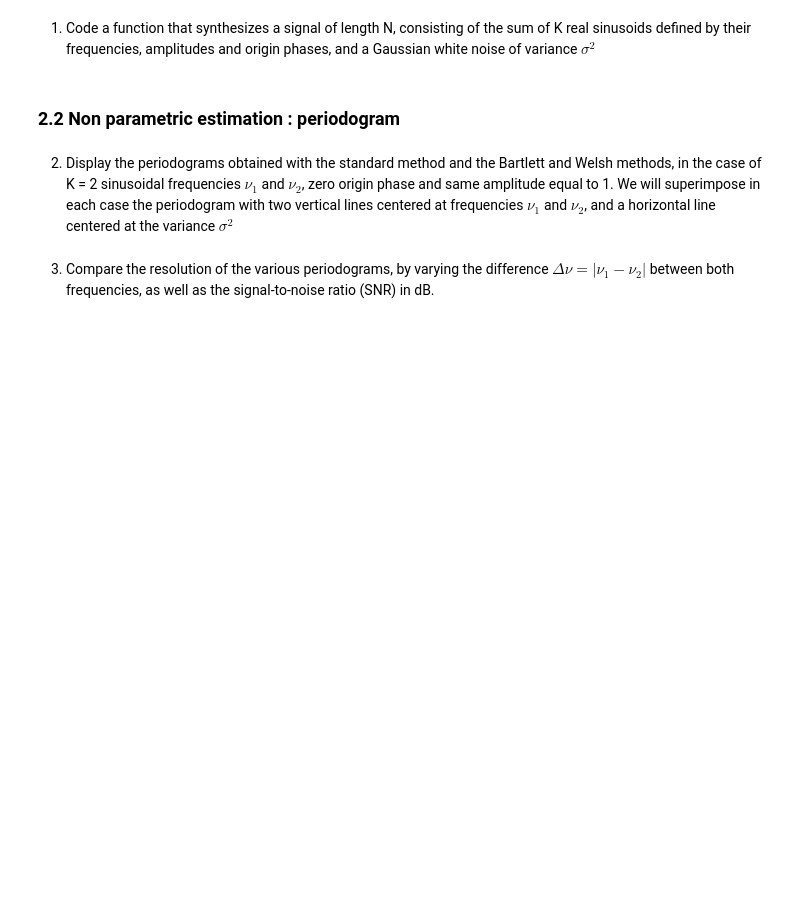
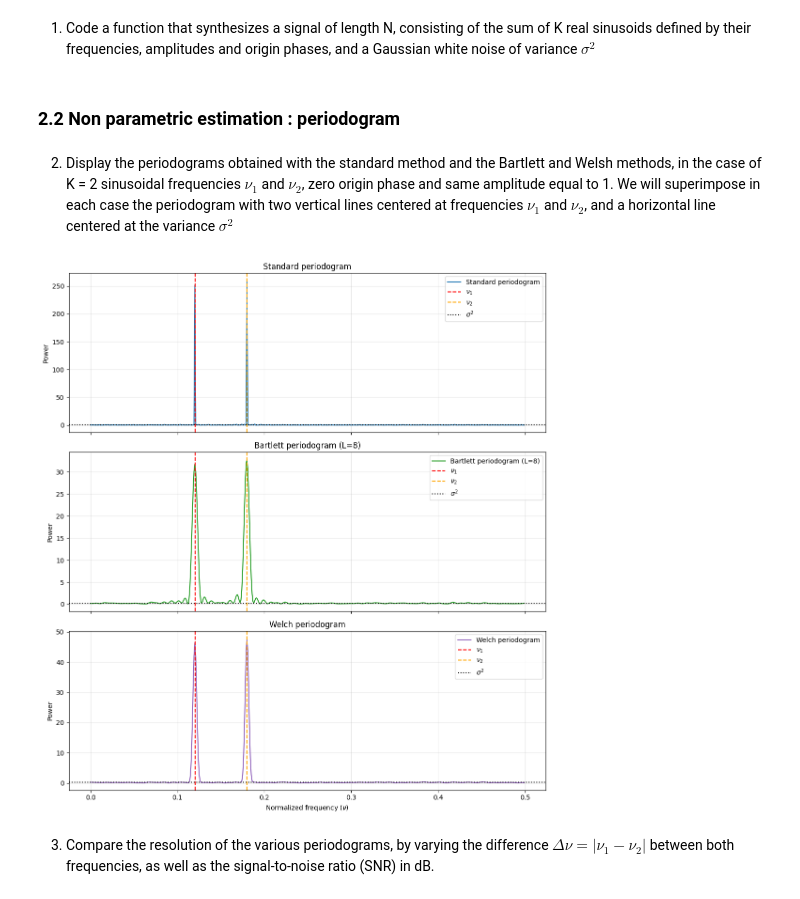
Before and after one commit to carlmonnaert/spectral-estimation-lab, a Jupyter notebook: spectral-estimation.ipynb, the cells around one changed output. Saved outputs shown, nothing was run; the diff lists cells and outputs as text; code cells hidden in the pictures; blank space fills up the shorter version.

```diff
--- a/spectral-estimation.ipynb
+++ b/spectral-estimation.ipynb
@@ -368,6 +448,53 @@ Unlike the highly noisy non-parametric periodogram, the parametric AR model accu
 in the case of K = 2 sinusoidal frequencies $\nu _1$ and $\nu _2$, zero origin phase and same amplitude
 equal to 1. We will superimpose in each case the periodogram with two vertical lines centered at
 frequencies $\nu _1$ and $\nu _2$, and a horizontal line centered at the variance $\sigma^2$
+# %%
+# Parameters: K=2 sinusoids, same amplitude=1, zero phases
+N = 1024
+nu_1 = 0.12
+nu_2 = 0.18
+sigma2 = 0.2
+np.random.seed(42)
+
+# Synthesize signal directly with normalized frequencies (nu in [0, 0.5])
+n = np.arange(N)
+signal_sinus = np.cos(2 * np.pi * nu_1 * n) + np.cos(2 * np.pi * nu_2 * n)
+signal_sinus += np.random.normal(0, np.sqrt(sigma2), N)
+
+# Frequency grid and periodogram estimators
+nu_values = np.arange(0, 0.5, 0.001)
+std_func = periodogram(signal_sinus, 'standard')
+bar_func = periodogram(signal_sinus, 'bartlett', bartlett_L=8)
+wel_func = periodogram(signal_sinus, 'welch')
+
+p_std_sinus = np.array([std_func(nu) for nu in nu_values])
+p_bar_sinus = np.array([bar_func(nu) for nu in nu_values])
+p_wel_sinus = np.array([wel_func(nu) for nu in nu_values])
+
+# Display periodograms with required reference lines
+fig, axs = plt.subplots(3, 1, figsize=(11, 12), sharex=True)
+
+plots = [
+    (p_std_sinus, 'Standard periodogram', 'tab:blue'),
+    (p_bar_sinus, 'Bartlett periodogram (L=8)', 'tab:green'),
+    (p_wel_sinus, 'Welch periodogram', 'tab:purple')
+]
+
+for ax, (p, title, color) in zip(axs, plots):
+    ax.plot(nu_values, p, color=color, linewidth=1.5, label=title)
+    ax.axvline(nu_1, color='red', linestyle='--', linewidth=1.5, label=r'$\nu_1$')
+    ax.axvline(nu_2, color='orange', linestyle='--', linewidth=1.5, label=r'$\nu_2$')
+    ax.axhline(sigma2, color='black', linestyle=':', linewidth=1.5, label=r'$\sigma^2$')
+    ax.set_ylabel('Power')
+    ax.set_title(title)
+    ax.grid(True, alpha=0.3)
+    ax.legend(loc='upper right')
+
+axs[-1].set_xlabel('Normalized frequency ($\\nu$)')
+plt.tight_layout()
+plt.show()
+# %% [output]
+[figure, added]
 # %% [markdown]
 3. Compare the resolution of the various periodograms, by varying the difference $\Delta \nu = |\nu _1 − \nu _2|$
 between both frequencies, as well as the signal-to-noise ratio (SNR) in dB.
```
Also changed, not shown: parts of 10 cells of this notebook, 3 other files.
